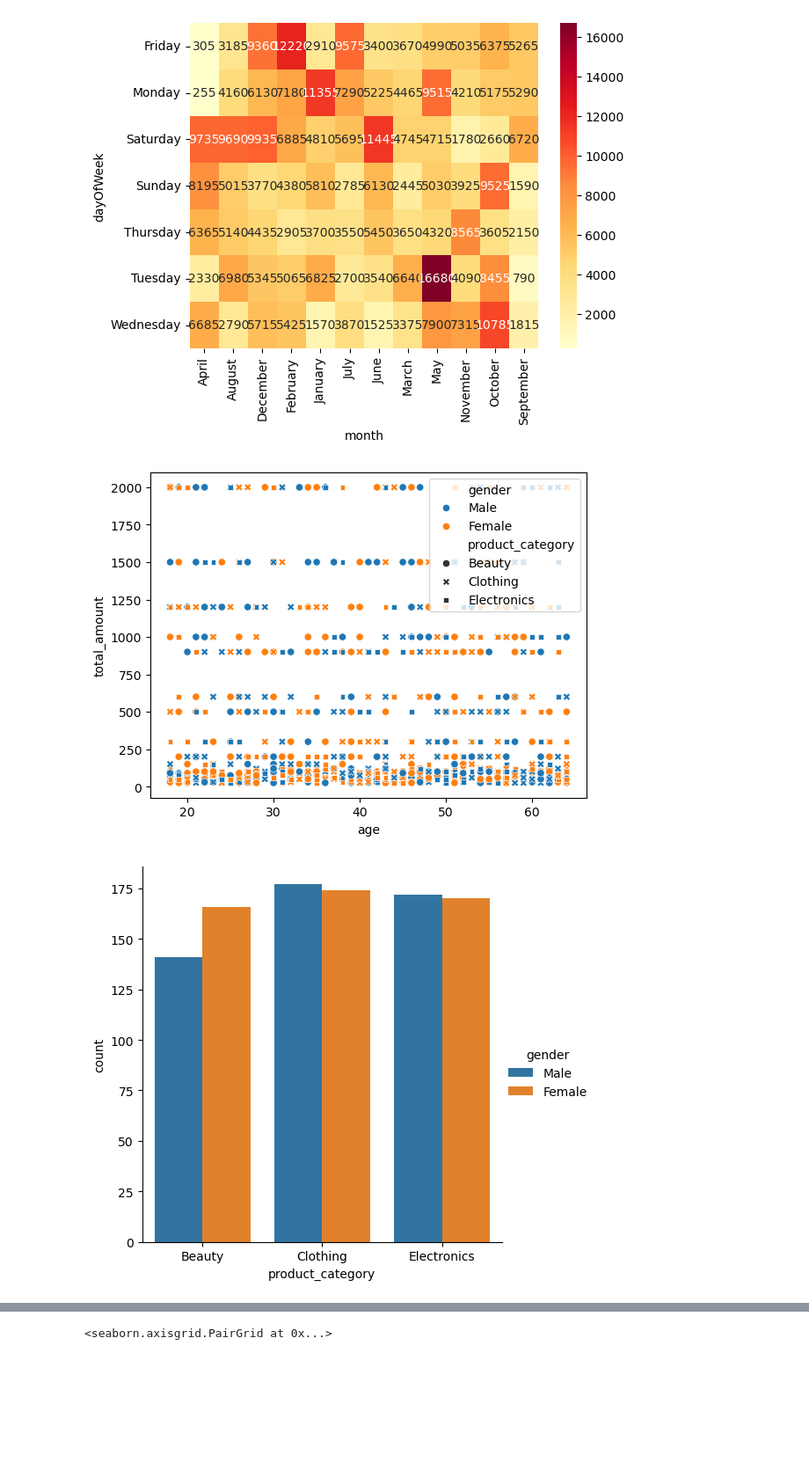
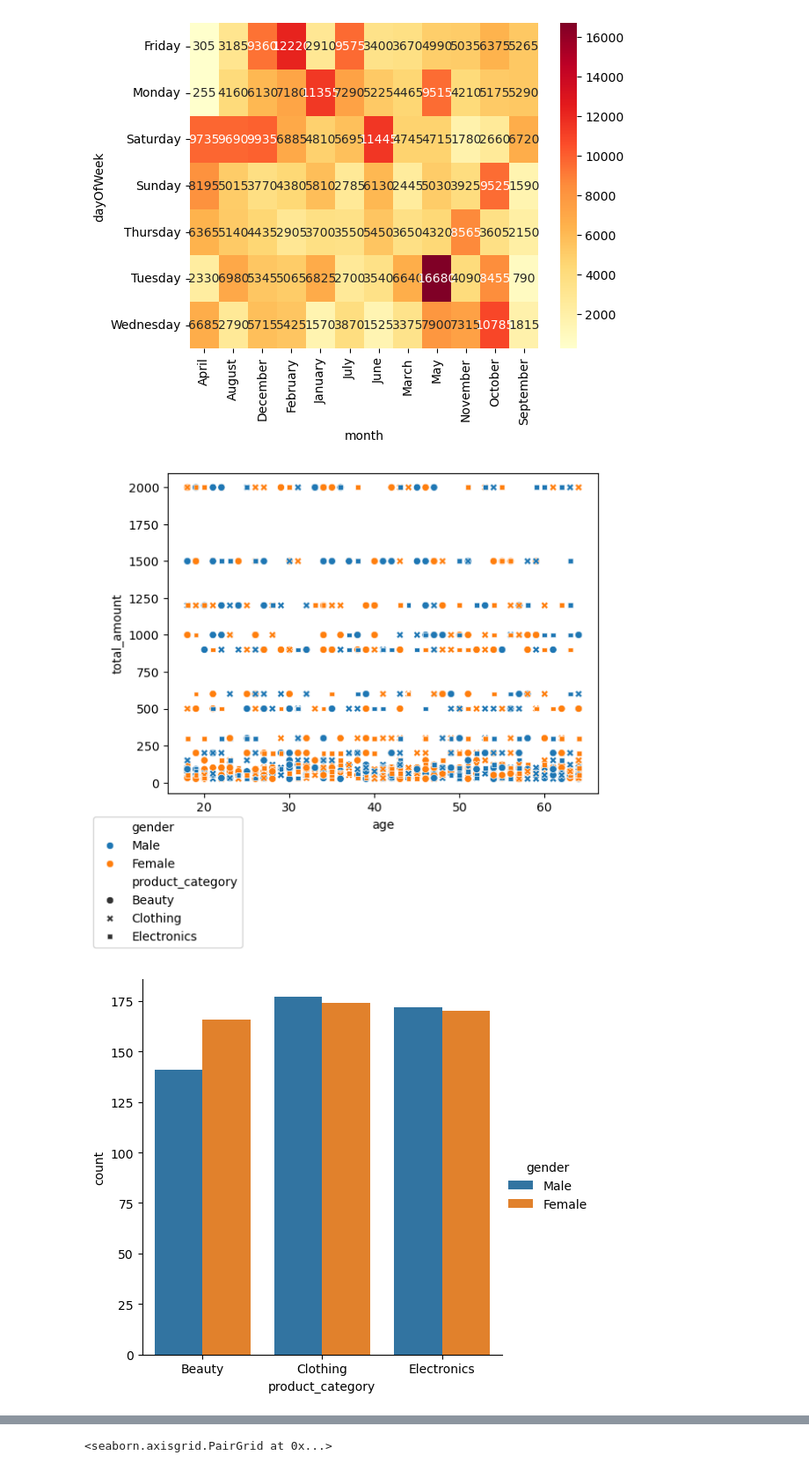
Before and after one commit to WatsonWBlair/cs667, a Jupyter notebook: Projects/EDA/data_visualization.ipynb, the cells around one changed output, grey strips where cells are left out. Shown at 88% size. Saved outputs shown, nothing was run; the diff lists cells and outputs as text; code cells hidden in the pictures; blank space fills up the shorter version.

```diff
--- a/Projects/EDA/data_visualization.ipynb
+++ b/Projects/EDA/data_visualization.ipynb
@@ -41,15 +42,17 @@ plt.show()
 # %%
 # Age and spending relationship
 sns.scatterplot(data=processedData, x='age', y='total_amount', hue='gender', style='product_category')
+plt.legend(loc='lower center', bbox_to_anchor=(0, -0.5))
 plt.show()
 
 # Gender distribution across categories
 sns.catplot(data=processedData, x='product_category', hue='gender', kind='count')
 plt.show()
 
 # Gender distribution across categories
 sns.catplot(data=processedData, x='total_amount', hue='gender', kind='count')
+plt.xticks(rotation=45)
 plt.show()
 # %% [output]
-[figure, old version]
+[figure, new version]
 [figure]
```
Also changed, not shown: parts of 9 cells of this notebook, 1 other file.
